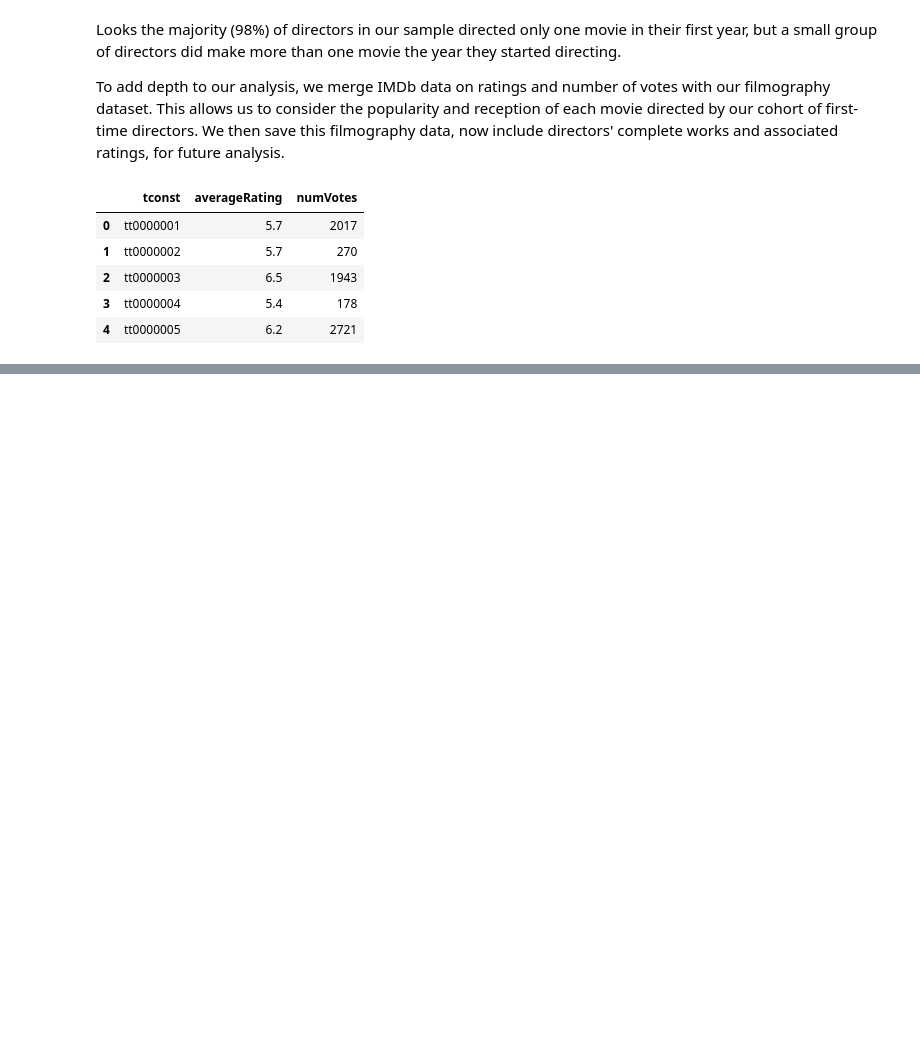
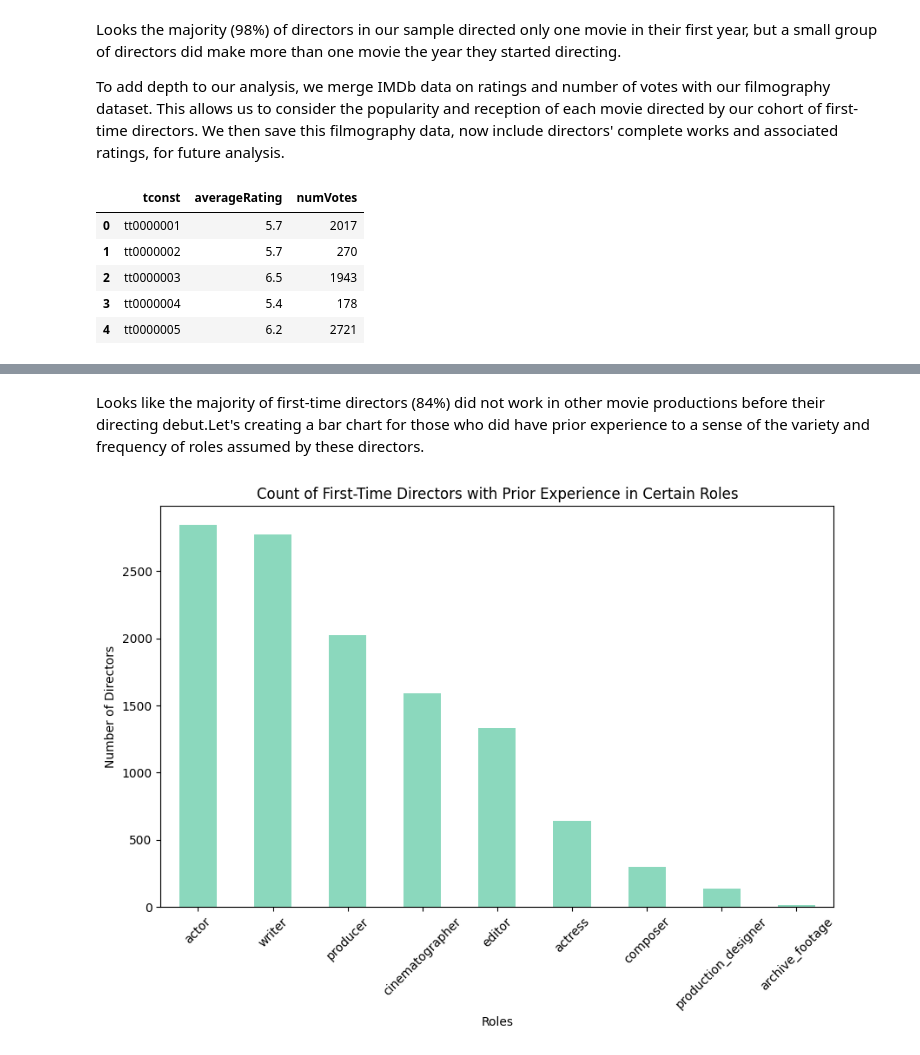
Before and after one commit to nhunguyen0901/SocialNetworks_CareerLongevity, a Jupyter notebook: Phase_1_Tracking_Movie_Directors_Career.ipynb, the cells around one changed output, grey strips where cells are left out. Saved outputs shown, nothing was run; the diff lists cells and outputs as text; code cells hidden in the pictures; blank space fills up the shorter version.

```diff
--- a/Phase_1_Tracking_Movie_Directors_Career.ipynb
+++ b/Phase_1_Tracking_Movie_Directors_Career.ipynb
@@ -385,0 +373,37 @@ all_first_time_directors.groupby('movie_count')['nconst'].count().reset_index(na
+# %%
+# Filtering the principal dataset for entries related to our first-time directors
+# This captures all the roles they have held in any film production, not just as directors
+director_roles_pre_debut = df_principals[(df_principals['nconst'].isin(debut_directors_2003_2013['nconst']))]
+
+# Merging this data with the movies dataset to associate each role with its corresponding release year
+director_roles_pre_debut = director_roles_pre_debut[['tconst', 'nconst', 'category']].merge(movies[['tconst', 'startYear']], on='tconst', how='inner')
+
+# Further merging with the debut directors dataset to include the year of each director's first movie
+# This helps in identifying work done prior to their directorial debut
+director_roles_pre_debut = director_roles_pre_debut.merge(debut_directors_2003_2013, on='nconst', how='left')
+
+# Filtering for work before their directorial debut
+# This step isolates their activities in the industry prior to becoming a director
+pre_debut_work = director_roles_pre_debut[director_roles_pre_debut['startYear'] < director_roles_pre_debut['firstYear']]
+
+# Excluding entries where their role was 'self' to focus on professional roles
+pre_debut_work = pre_debut_work[pre_debut_work['category'] != "self"]
+
+# Aggregating the data to count the number of movies and list the different roles each director held before their debut
+pre_debut_experience = pre_debut_work.groupby('nconst').agg({
+    'tconst': 'count',
+    'category': lambda x: list(set(x))
+    }).rename(columns={'tconst': 'movie_count', 'category': 'roles'})
+
+# Initializing a DataFrame to track each director's experience prior to their debut
+directors_experience = pd.DataFrame({'nconst': directors_full_filmography['nconst']}).drop_duplicates()
+directors_experience['had_prior_experience'] = 0  # Initializing with 0 (no experience)
+
+# Merging with the pre_debut_experience data to get the movies count and different roles before debut
+directors_experience = directors_experience.merge(pre_debut_experience, on='nconst', how='left')
+
+# Filling missing values (NaNs) with 0 for directors without prior experience
+directors_experience['movie_count'].fillna(0, inplace=True)
+
+# Updating the 'had_prior_experience' flag to 1 for directors who had prior experience
+directors_experience.loc[directors_experience['movie_count'] > 0, 'had_prior_experience'] = 1
@@ -386,15 +428,18 @@ all_first_time_directors.groupby('movie_count')['nconst'].count().reset_index(na
+# %% [markdown]
+Looks like the majority of first-time directors (84%) did not work in other movie productions before their directing debut.Let's creating a bar chart for those who did have prior experience to a sense of the variety and frequency of roles assumed by these directors.
 # %%
-# Flatten the list of roles and count each occurrence
-role_counts = directors_prior_experience.explode('roles')['roles'].value_counts()
+# Creating a bar chart to visualize the different roles taken by first-time directors before their debut
 
-# Create a bar chart
 plt.figure(figsize=(10, 6))
-role_counts.plot(kind='bar', color='#8BD8BD')
+# Flatten the list of roles and count each occurrence and create a bar chart
+directors_experience.explode('roles')['roles'].value_counts().plot(kind='bar', color='#8BD8BD')
 
 # Adding labels and title
 plt.title('Count of First-Time Directors with Prior Experience in Certain Roles')
 plt.xlabel('Roles')
 plt.ylabel('Number of Directors')
 
 plt.xticks(rotation=45)  # Rotate the x-axis labels for better readability
 plt.show()
+# %% [output]
+[figure, added]
```
Also changed, not shown: parts of 34 cells of this notebook, 2 other files.
